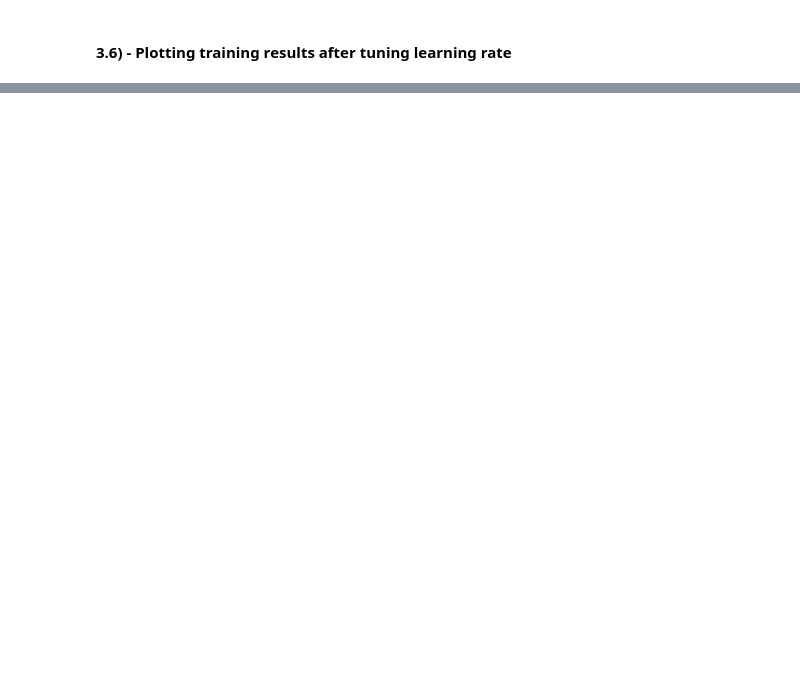
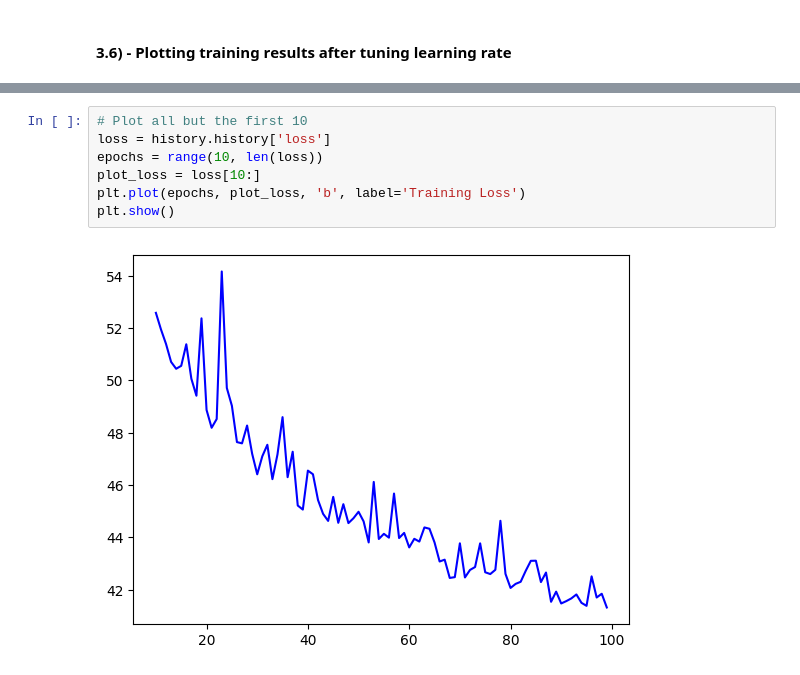
Before and after one commit to nitanshuj/COPY-TensorFlow-in-practice-Coursera-DeeplearningAI, a Jupyter notebook: Tensorflow for NN - 12 (Time Series - 2 - Using Neural Nets).ipynb, the cells around one changed output, grey strips where cells are left out. Cells and saved outputs as stored; diff of their text form; blank space fills up the shorter version.

```diff
--- a/Tensorflow for NN - 12 (Time Series - 2 - Using Neural Nets).ipynb
+++ b/Tensorflow for NN - 12 (Time Series - 2 - Using Neural Nets).ipynb
@@ -855,0 +916,9 @@ plt.show()
+# %%
+# Plot all but the first 10
+loss = history.history['loss']
+epochs = range(10, len(loss))
+plot_loss = loss[10:]
+plt.plot(epochs, plot_loss, 'b', label='Training Loss')
+plt.show()
+# %% [output]
+[figure, added]
```
Also changed, not shown: parts of 20 cells of this notebook.
